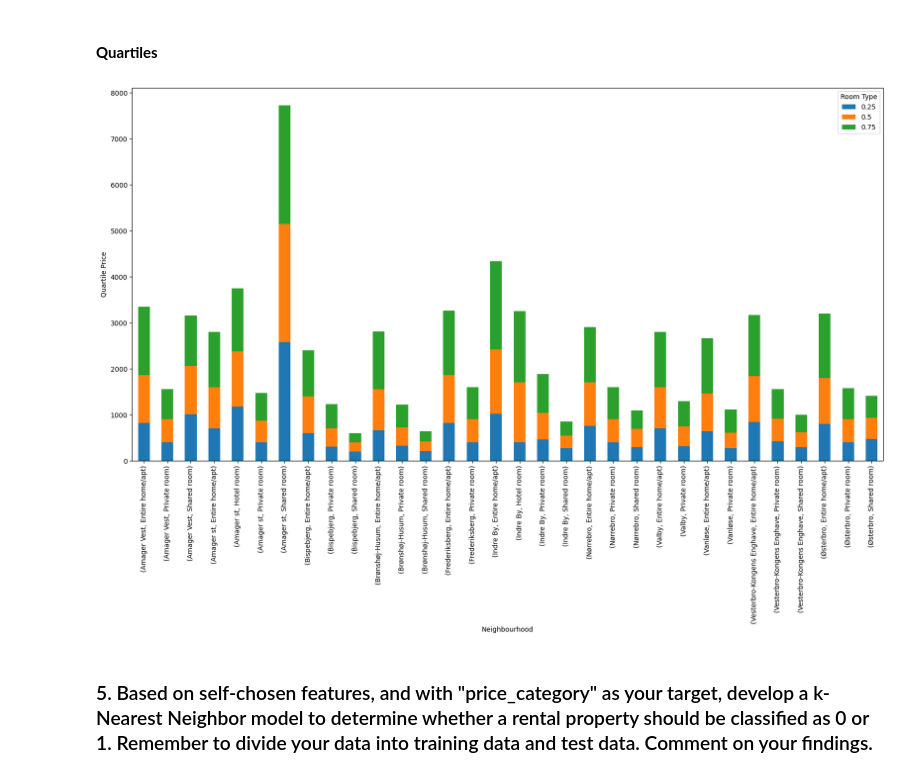
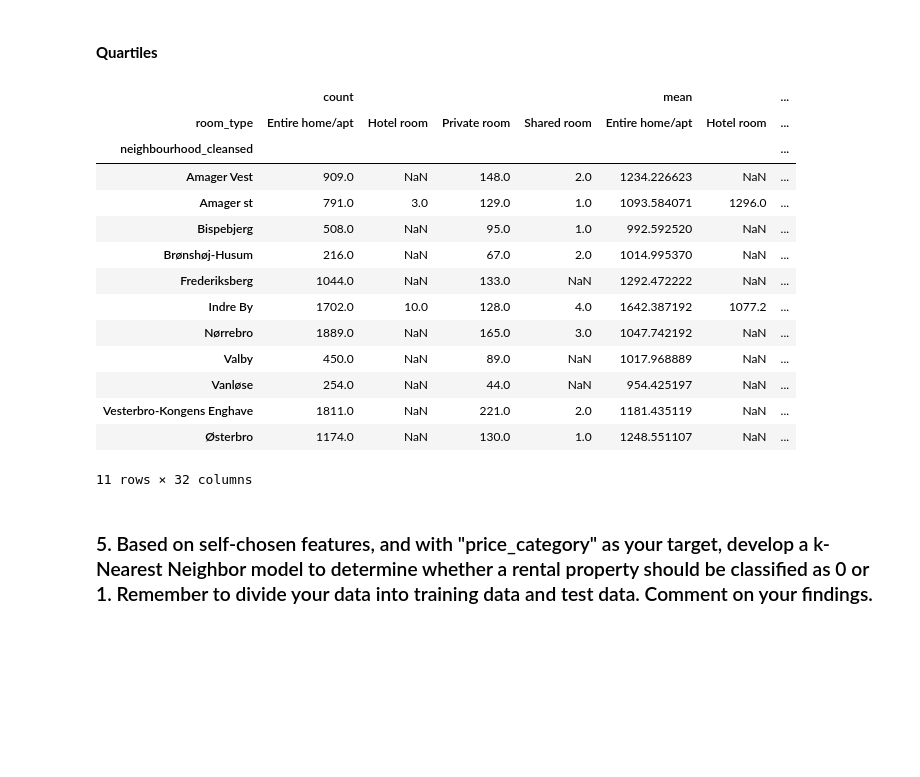
Before and after one commit to mitmarcus/VIA-MAL1, a Jupyter notebook: Ass1_CopenhagenAirBnB/1. Copenhagen AirBnB.ipynb, the cells around one changed output. Saved outputs shown, nothing was run; the diff lists cells and outputs as text; code cells hidden in the pictures; blank space fills up the shorter version.

```diff
--- a/Ass1_CopenhagenAirBnB/1. Copenhagen AirBnB.ipynb
+++ b/Ass1_CopenhagenAirBnB/1. Copenhagen AirBnB.ipynb
@@ -331,16 +358,23 @@ plt.show()
 # %% [markdown]
 #### **Quartiles**
-# %%
-# A quantile is a part of quartiles
-df4.price.quantile([0.25, 0.5, 0.75]).unstack().plot.bar(stacked=True, figsize=(20, 10))
-
-plt.xlabel("Neighbourhood")
-plt.ylabel("Quartile Price")
-plt.legend(title="Room Type")
-
-plt.show()
-# %% [output]
-[figure, removed]
+# %%
+df4.price.quantile([0.25, 0.5, 0.75]).unstack()
+# %% [output]
+|  | count |  |  |  | mean |  | ... |
+| room_type | Entire home/apt | Hotel room | Private room | Shared room | Entire home/apt | Hotel room | ... |
+| neighbourhood_cleansed |  |  |  |  |  |  | ... |
+| Amager Vest | 909.0 | NaN | 148.0 | 2.0 | 1234.226623 | NaN | ... |
+| Amager st | 791.0 | 3.0 | 129.0 | 1.0 | 1093.584071 | 1296.0 | ... |
+| Bispebjerg | 508.0 | NaN | 95.0 | 1.0 | 992.592520 | NaN | ... |
+| Brønshøj-Husum | 216.0 | NaN | 67.0 | 2.0 | 1014.995370 | NaN | ... |
+| Frederiksberg | 1044.0 | NaN | 133.0 | NaN | 1292.472222 | NaN | ... |
+| Indre By | 1702.0 | 10.0 | 128.0 | 4.0 | 1642.387192 | 1077.2 | ... |
+| Nørrebro | 1889.0 | NaN | 165.0 | 3.0 | 1047.742192 | NaN | ... |
+| Valby | 450.0 | NaN | 89.0 | NaN | 1017.968889 | NaN | ... |
+| Vanløse | 254.0 | NaN | 44.0 | NaN | 954.425197 | NaN | ... |
+| Vesterbro-Kongens Enghave | 1811.0 | NaN | 221.0 | 2.0 | 1181.435119 | NaN | ... |
+| Østerbro | 1174.0 | NaN | 130.0 | 1.0 | 1248.551107 | NaN | ... |
+11 rows × 32 columns
 # %% [markdown]
 ### 5. Based on self-chosen features, and with "price_category" as your target, develop a k-Nearest Neighbor model to determine whether a rental property should be classified as 0 or 1. Remember to divide your data into training data and test data. Comment on your findings.
 # %%
```
Also changed, not shown: parts of 12 cells of this notebook.
